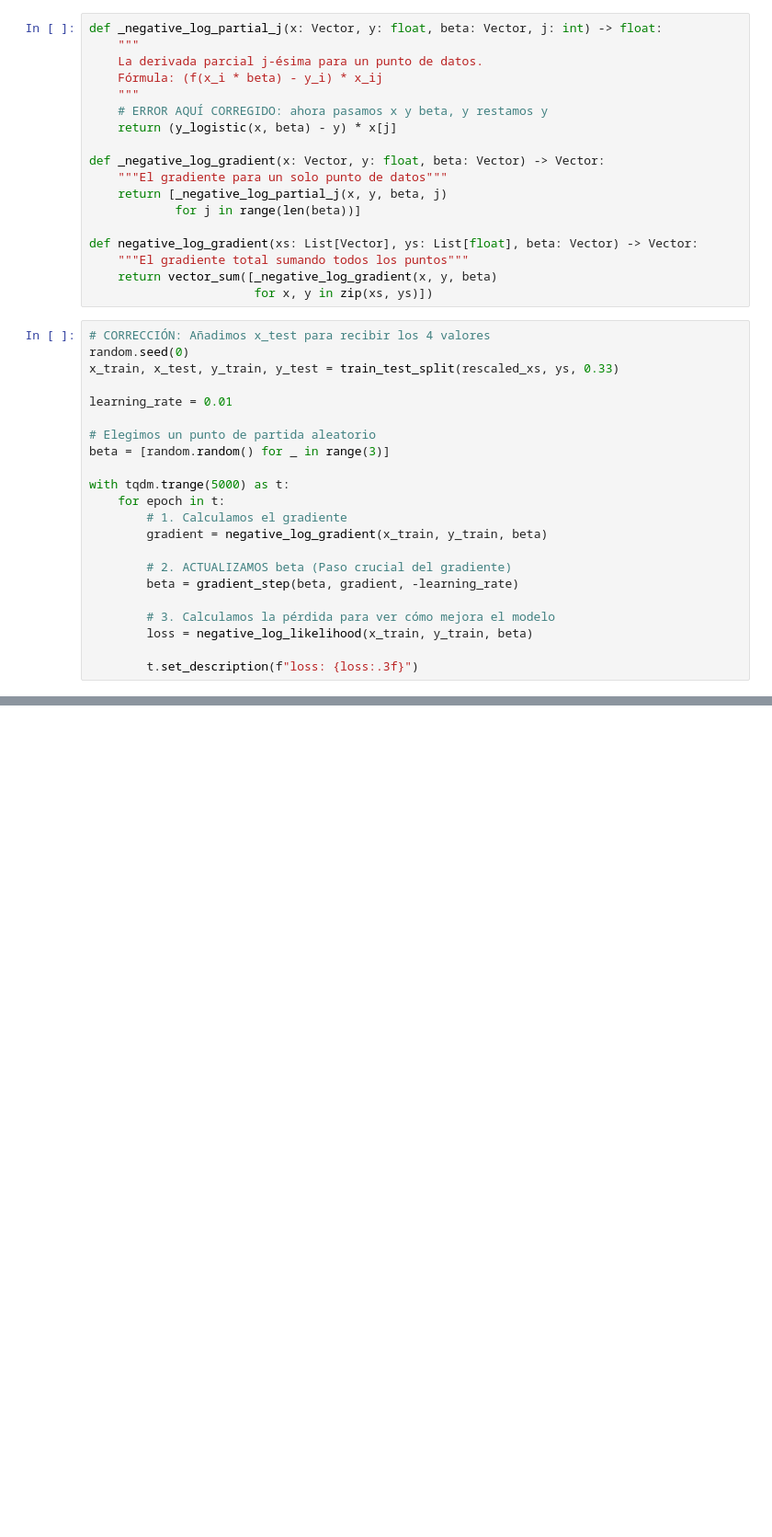
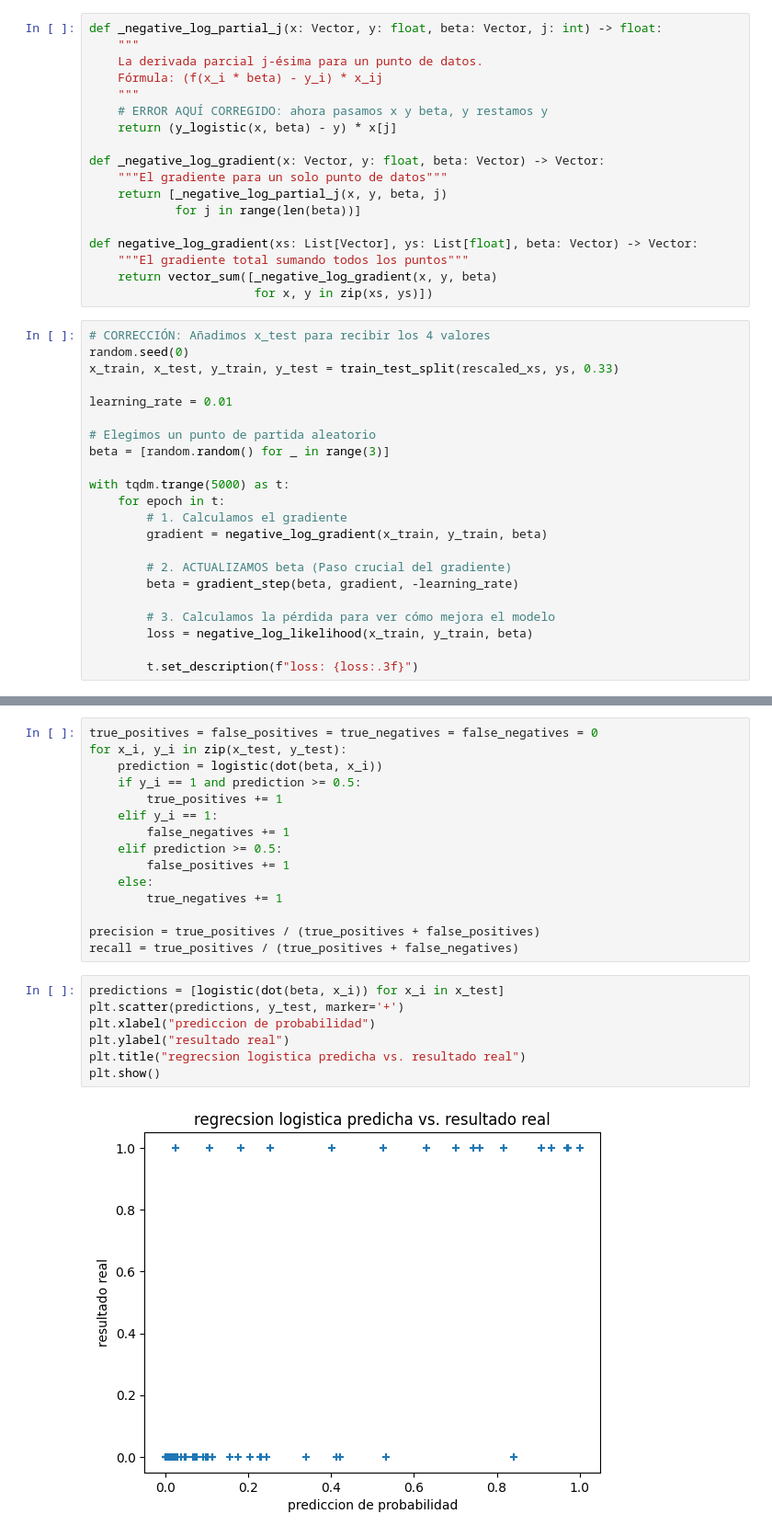
Before and after one commit to loandev-py/ciencia_de_datos_desde_cero, a Jupyter notebook: 16_regrecion_logica.ipynb, the cells around one changed output, grey strips where cells are left out. Shown at 92% size. Drawn from its saved outputs; the diff is of its cells as text; blank space fills up the shorter version.

```diff
--- a/16_regrecion_logica.ipynb
+++ b/16_regrecion_logica.ipynb
@@ -213,0 +221,24 @@ with tqdm.trange(5000) as t:
+# %%
+true_positives = false_positives = true_negatives = false_negatives = 0
+for x_i, y_i in zip(x_test, y_test):
+    prediction = logistic(dot(beta, x_i))
+    if y_i == 1 and prediction >= 0.5:
+        true_positives += 1
+    elif y_i == 1:
+        false_negatives += 1
+    elif prediction >= 0.5:
+        false_positives += 1
+    else:
+        true_negatives += 1
+
+precision = true_positives / (true_positives + false_positives)
+recall = true_positives / (true_positives + false_negatives)
+# %%
+predictions = [logistic(dot(beta, x_i)) for x_i in x_test]
+plt.scatter(predictions, y_test, marker='+')
+plt.xlabel("prediccion de probabilidad")
+plt.ylabel("resultado real")
+plt.title("regrecsion logistica predicha vs. resultado real")
+plt.show()
+# %% [output]
+[figure, added]
```
Also changed, not shown: parts of 1 cell of this notebook, 1 other file.
